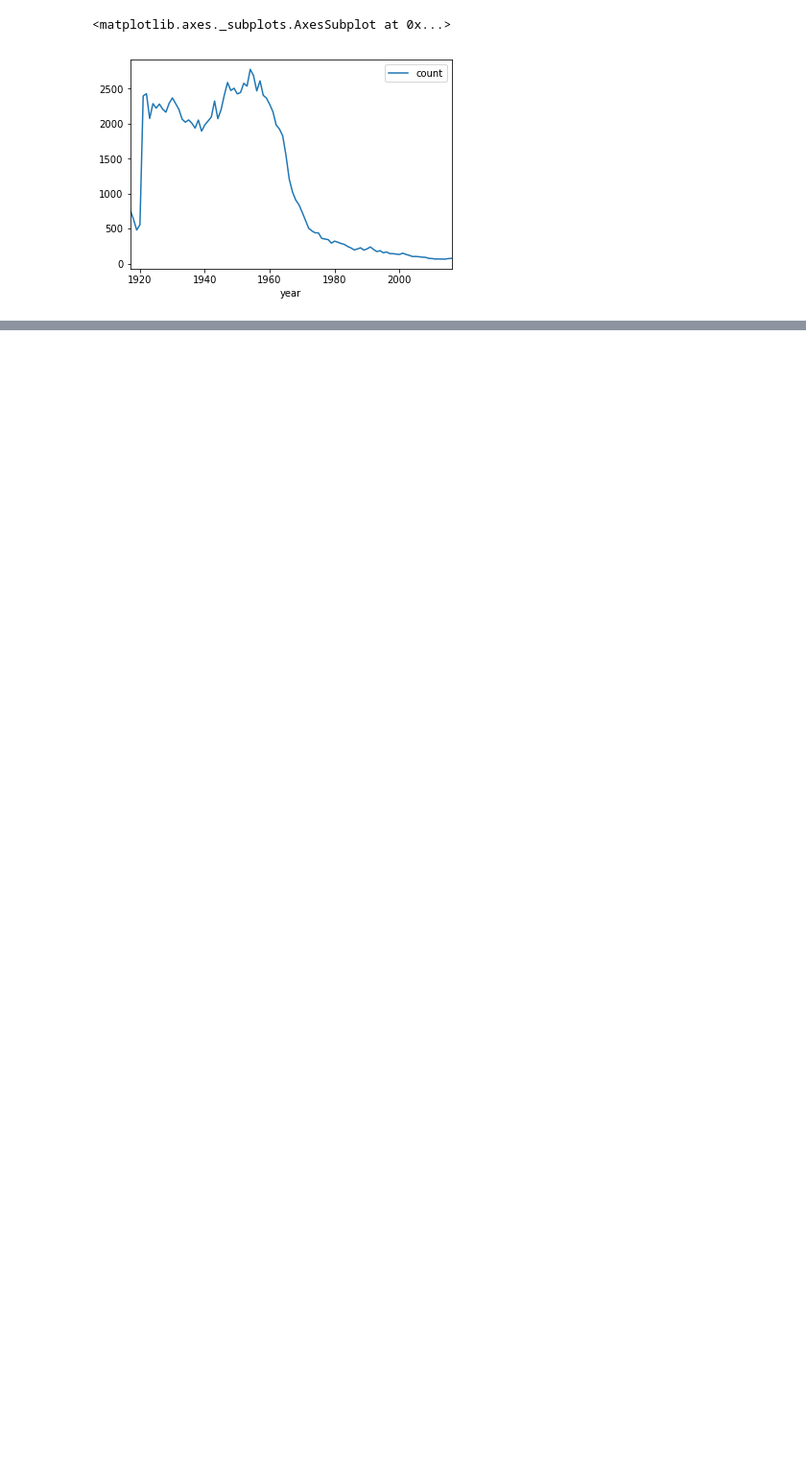
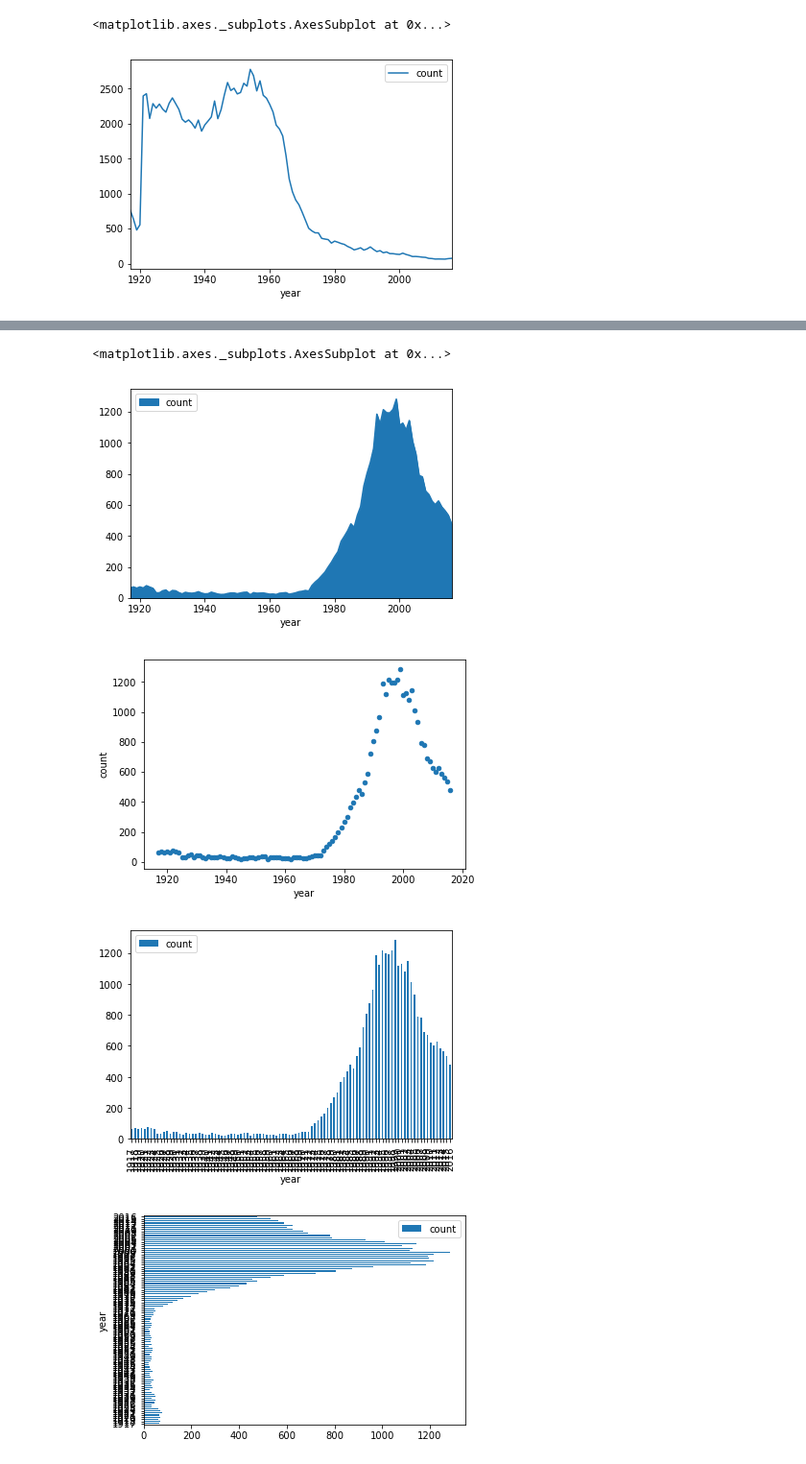
Before and after one commit to drjarno/python-workshop-2020-may, a Jupyter notebook: Chapter 2.ipynb, the cells around one changed output, grey strips where cells are left out. Shown: that part at 96% size. Saved outputs shown, nothing was run; the diff lists cells and outputs as text; code cells hidden in the pictures; blank space fills up the shorter version.

```diff
--- a/Chapter 2.ipynb
+++ b/Chapter 2.ipynb
@@ -45,0 +92,11 @@ plt.legend()
+# %%
+yourname.plot("year", "count", kind="area")
+yourname.plot("year", "count", kind="scatter")
+yourname.plot("year", "count", kind="bar")
+yourname.plot("year", "count", kind="barh")
+# %% [output]
+<matplotlib.axes._subplots.AxesSubplot at 0x...>
+[figure, added]
+[figure, added]
+[figure, added]
+[figure, added]
```
Also changed, not shown: parts of 26 cells of this notebook.
